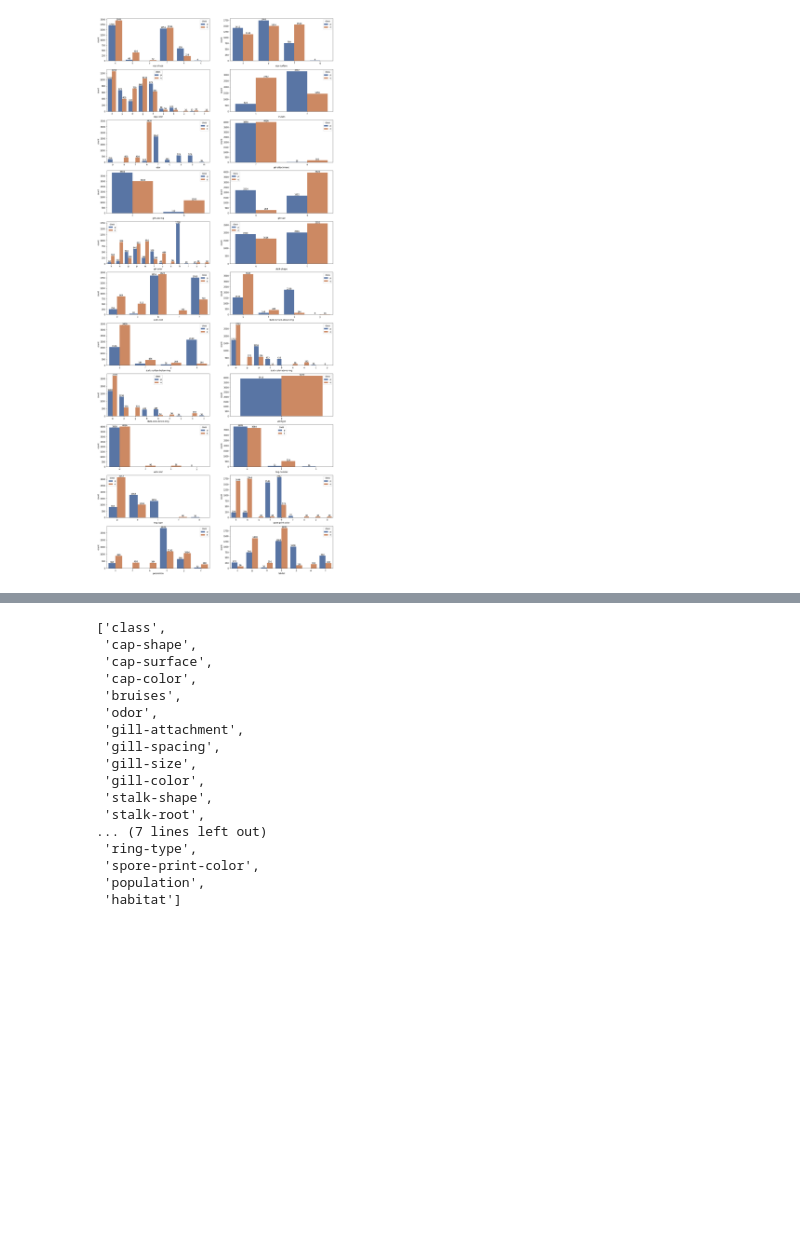
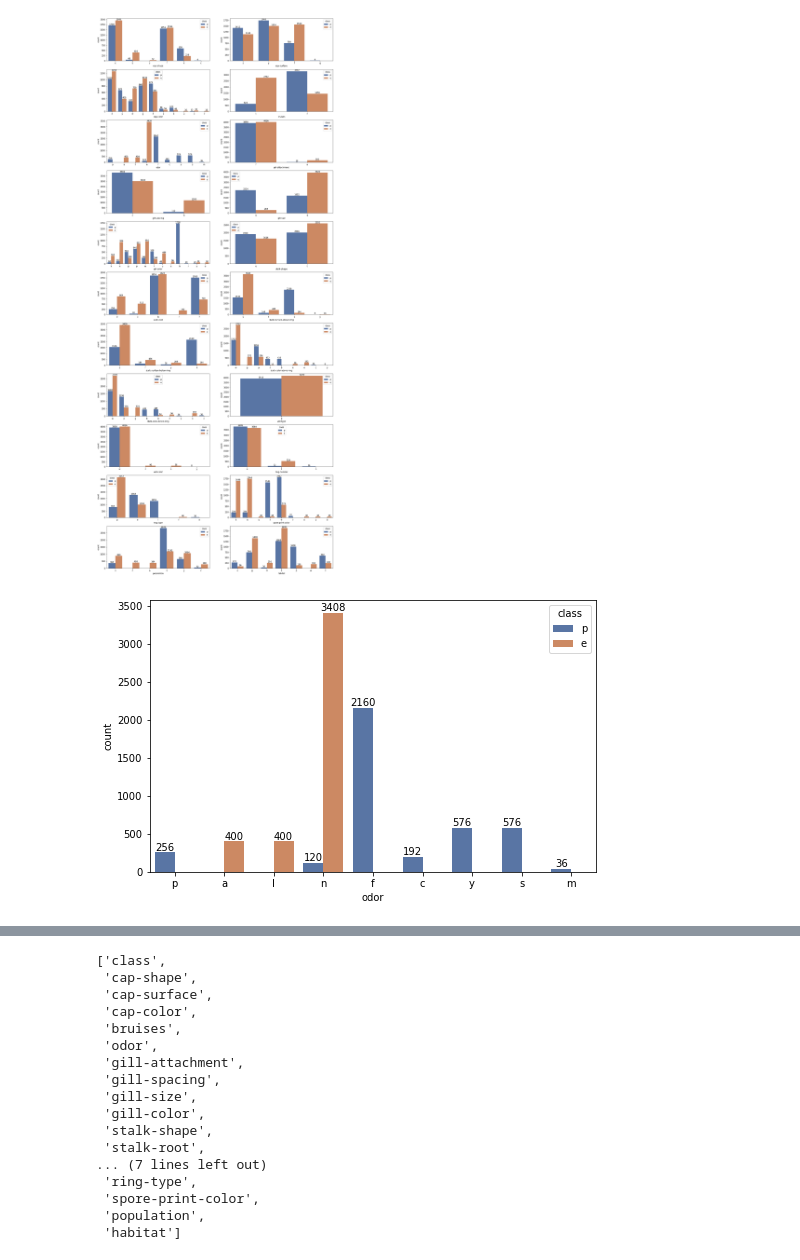
Before and after one commit to royandhika/classification-mushroom, a Jupyter notebook: classification.ipynb, the cells around one changed output, grey strips where cells are left out. Saved outputs shown, nothing was run; the diff lists cells and outputs as text; code cells hidden in the pictures; blank space fills up the shorter version.

```diff
--- a/classification.ipynb
+++ b/classification.ipynb
@@ -162,3 +162,11 @@ for i in list(featcol) :
 plt.show()
 # %% [output]
 [figure]
+# %%
+plt.figure(figsize = (8,5))
+ax = sns.countplot(data = df, x = dfX['odor'], hue = df['class'], palette='deep')
+ax.bar_label(ax.containers[0])
+ax.bar_label(ax.containers[1])
+plt.show()
+# %% [output]
+[figure, added]
```
Also changed, not shown: parts of 11 cells of this notebook, 5 other files.
